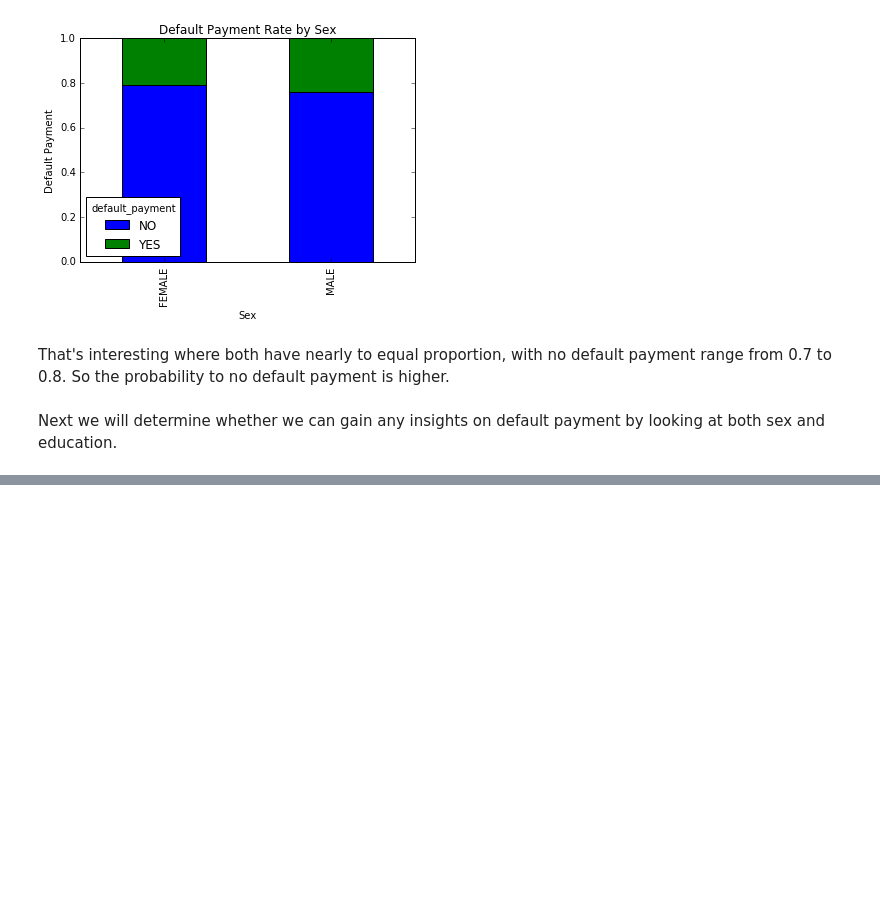
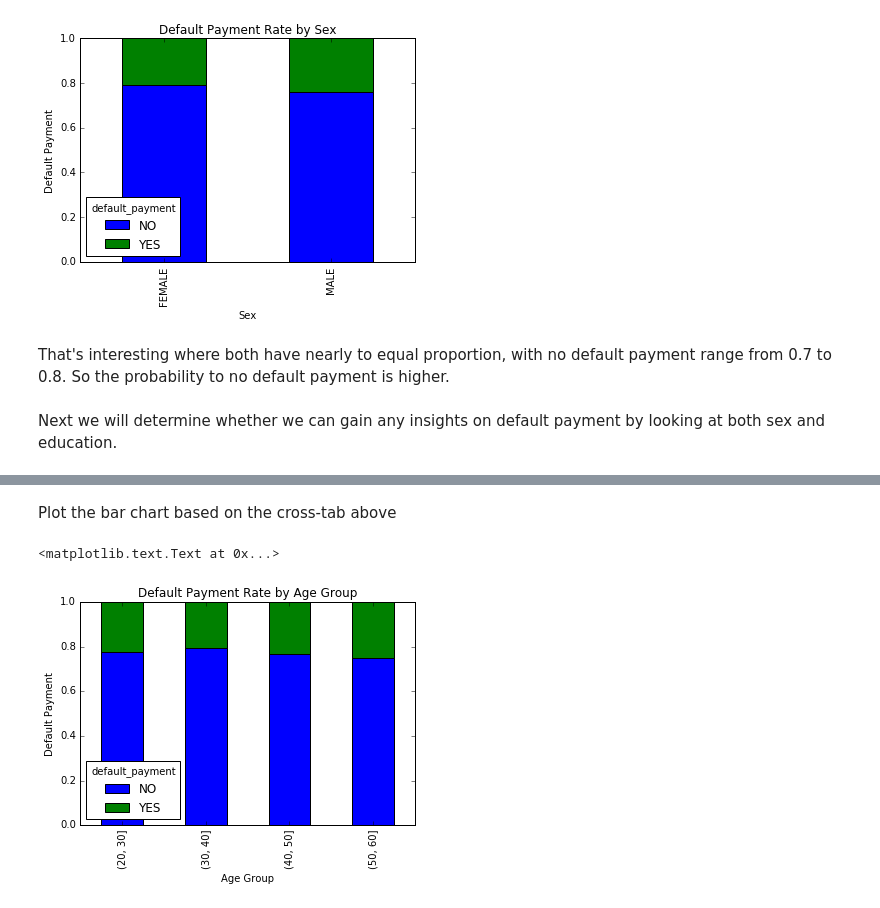
Before and after one commit to ariffyasri/DataScience, a Jupyter notebook: Default_of_Credit_Card_Client/Untitled.ipynb, the cells around one changed output, grey strips where cells are left out. Cells and saved outputs as stored; diff of their text form; code cells hidden in the pictures; blank space fills up the shorter version.

```diff
--- a/Default_of_Credit_Card_Client/Untitled.ipynb
+++ b/Default_of_Credit_Card_Client/Untitled.ipynb
@@ -282,0 +338,3 @@ Next we will determine whether we can gain any insights on default payment by lo
+# %%
+age_group_xt = pd.crosstab(file_add_var['AGE_GROUP'],file_add_var['default_payment'])
+age_group_xt
@@ -282,0 +348,10 @@ Next we will determine whether we can gain any insights on default payment by lo
+# %% [markdown]
+Plot the bar chart based on the cross-tab above
+# %%
+age_group_xt_pct = age_group_xt.div(age_group_xt.sum(1).astype(float), axis=0)
+age_group_xt_pct.plot(kind='bar',stacked=True, title='Default Payment Rate by Age Group')
+plt.xlabel('Age Group')
+plt.ylabel('Default Payment')
+# %% [output]
+<matplotlib.text.Text at 0x...>
+[figure, added]
```
Also changed, not shown: parts of 12 cells of this notebook.
